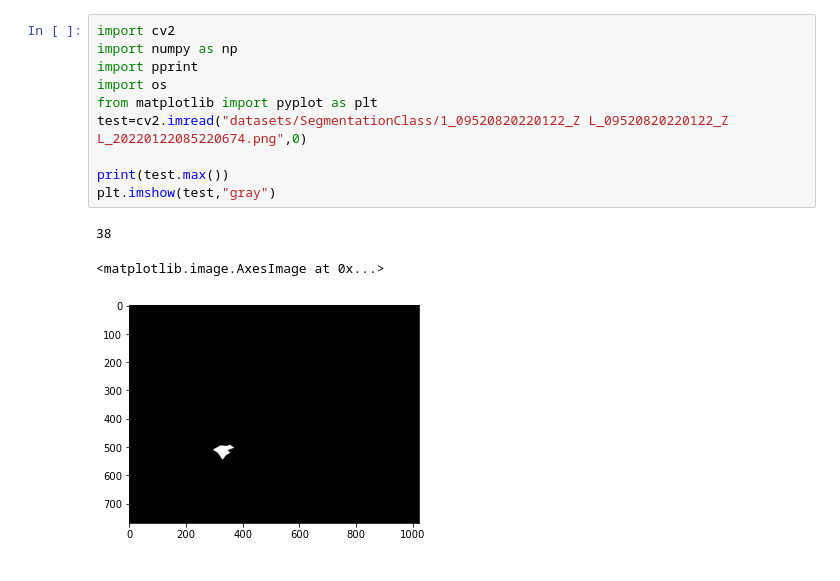
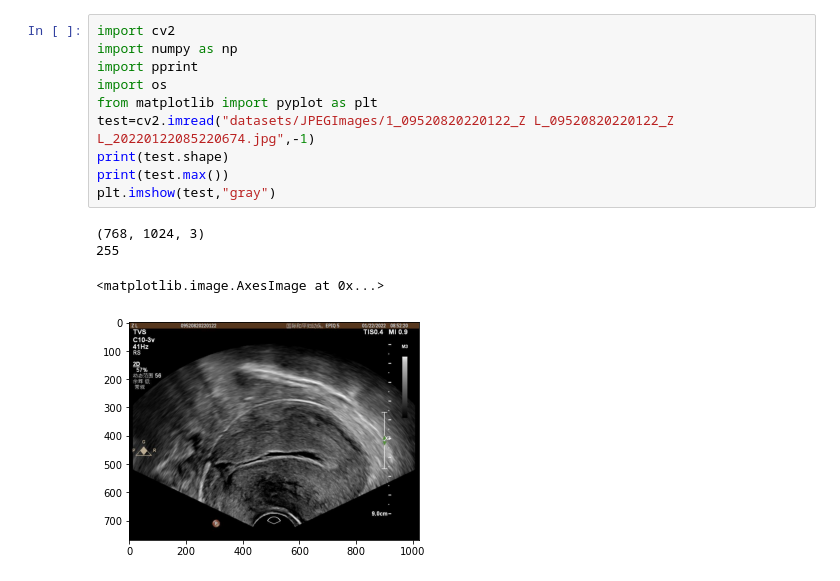
Before and after one commit to AlexCo1d/Cervical, a Jupyter notebook: For_test.ipynb, the cells around one changed output. Drawn from its saved outputs; the diff is of its cells as text.

```diff
--- a/For_test.ipynb
+++ b/For_test.ipynb
@@ -1,14 +1,15 @@
 # %%
 import cv2
 import numpy as np
 import pprint
 import os
 from matplotlib import pyplot as plt
-test=cv2.imread("datasets/SegmentationClass/1_09520820220122_Z L_09520820220122_Z L_20220122085220674.png",0)
-
+test=cv2.imread("datasets/JPEGImages/1_09520820220122_Z L_09520820220122_Z L_20220122085220674.jpg",-1)
+print(test.shape)
 print(test.max())
 plt.imshow(test,"gray")
 # %% [output]
-38
+(768, 1024, 3)
+255
 <matplotlib.image.AxesImage at 0x...>
-[figure, old version]
+[figure, new version]
```
Also changed, not shown: 1 other file.
